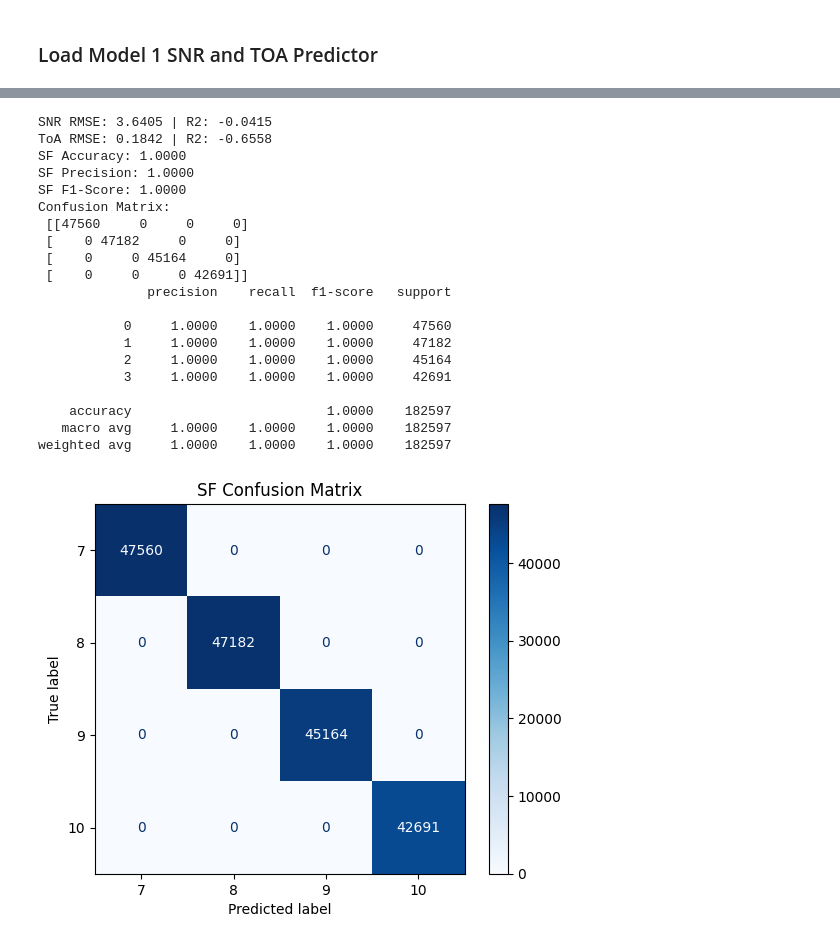
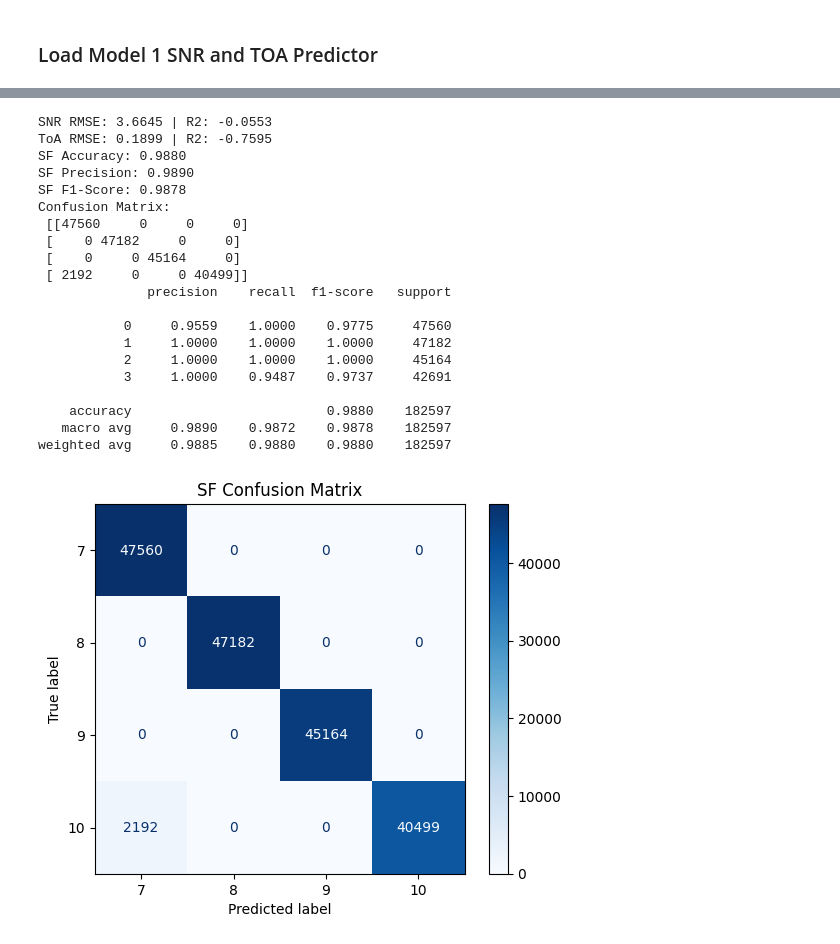
Before and after one commit to JuicyCrab/DPHNN-sf-adr, a Jupyter notebook: final_SF_prediction.ipynb, the cells around one changed output, grey strips where cells are left out. Saved outputs shown, nothing was run; the diff lists cells and outputs as text; code cells hidden in the pictures.

```diff
--- a/final_SF_prediction.ipynb
+++ b/final_SF_prediction.ipynb
@@ -695,0 +812,8 @@ print("MLP model loaded for inference.")
+# %%
+loaded_model_2_norm_stats = torch.load('norm_stats_m2.pt')
+loaded_model_2_mean = loaded_model_2_norm_stats['mean']
+loaded_model_2_std = loaded_model_2_norm_stats['std']
+
+# SF is feature index 5 in [co2, humidity, pm25, pressure, temp, sf, c_walls, w_walls, distance]
+loaded_sf_mean = loaded_model_2_mean[5].to(device)
+loaded_sf_std = loaded_model_2_std[5].to(device)
@@ -824,7 +968,7 @@ plt.show()
 # %%
 from sklearn.metrics import r2_score, accuracy_score, f1_score, precision_score, confusion_matrix, ConfusionMatrixDisplay, classification_report
 
-def DPHNN_test(model_1, model_2, dataloader,y_mean, y_std, device):
+def DPHNN_test(model_1, model_2, dataloader, y_mean, y_std, sf_mean, sf_std, device):
     first_m1_idx = list(range(9))
     second_m1_idx = [0, 1, 2, 3, 4, 6, 7, 8]
     m2_idx = [0, 1, 2, 3, 4, 6, 7, 8]
@@ -848,6 +992,7 @@ def DPHNN_test(model_1, model_2, dataloader,y_mean, y_std, device):
             sf_logits = model_2(m2_input)
             sf_probs = torch.softmax(sf_logits, dim=1)
             sf_soft = (sf_probs * SF_VALUES).sum(dim=1, keepdim=True)
+            sf_soft = (sf_soft - sf_mean) / sf_std
 
             m1_second_input = torch.cat([X[:, second_m1_idx], sf_soft], dim=1)
             snr_second_pred, toa_second_pred = model_1(m1_second_input)
@@ -916,32 +1061,34 @@ def DPHNN_test(model_1, model_2, dataloader,y_mean, y_std, device):
 # %%
 #Mlp evals
 test_metrics = DPHNN_test(
 loaded_mlp_model,
 mlp_sf_model,
 m2_test_dataloader,
 loaded_y_mean,
 loaded_y_std,
+loaded_sf_mean,
+loaded_sf_std,
 device,
 )
 # %% [output]
-SNR RMSE: 3.6405 | R2: -0.0415
-ToA RMSE: 0.1842 | R2: -0.6558
-SF Accuracy: 1.0000
-SF Precision: 1.0000
-SF F1-Score: 1.0000
+SNR RMSE: 3.6645 | R2: -0.0553
+ToA RMSE: 0.1899 | R2: -0.7595
+SF Accuracy: 0.9880
+SF Precision: 0.9890
+SF F1-Score: 0.9878
 Confusion Matrix:
  [[47560     0     0     0]
  [    0 47182     0     0]
  [    0     0 45164     0]
- [    0     0     0 42691]]
+ [ 2192     0     0 40499]]
               precision    recall  f1-score   support
 
-           0     1.0000    1.0000    1.0000     47560
+           0     0.9559    1.0000    0.9775     47560
            1     1.0000    1.0000    1.0000     47182
            2     1.0000    1.0000    1.0000     45164
-           3     1.0000    1.0000    1.0000     42691
+           3     1.0000    0.9487    0.9737     42691
 
-    accuracy                         1.0000    182597
-   macro avg     1.0000    1.0000    1.0000    182597
-weighted avg     1.0000    1.0000    1.0000    182597
+    accuracy                         0.9880    182597
+   macro avg     0.9890    0.9872    0.9878    182597
+weighted avg     0.9885    0.9880    0.9880    182597
-[figure, old version]
+[figure, new version]
```
Also changed, not shown: parts of 18 cells of this notebook.
